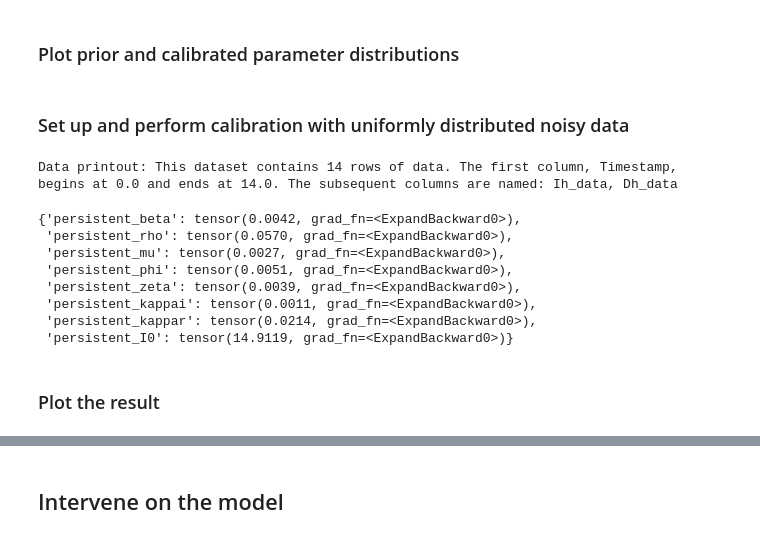
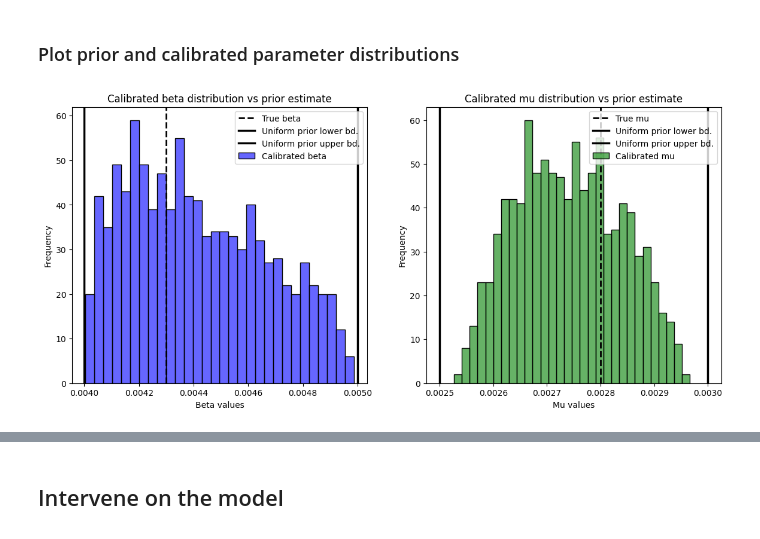
Before and after one commit to sabinala/pyciemss, a Jupyter notebook: docs/source/Malaria-model.ipynb, the cells around one changed output, grey strips where cells are left out. Drawn from its saved outputs; the diff is of its cells as text; code cells hidden in the pictures.

```diff
--- a/docs/source/Malaria-model.ipynb
+++ b/docs/source/Malaria-model.ipynb
@@ -497,57 +495,33 @@ plots.ipy_display(schema, dpi=150)
 ### Plot prior and calibrated parameter distributions
 # %%
 # Extract unique `persistent_beta_param` values
-unique_beta_params = calibrated_sample_result1['data'][['sample_id', 'persistent_beta_param']].drop_duplicates()['persistent_beta_param']
-unique_mu_params = calibrated_sample_result1['data'][['sample_id', 'persistent_mu_param']].drop_duplicates()['persistent_mu_param']
+unique_beta_params = calibrated_sample_result['data'][['sample_id', 'persistent_beta_param']].drop_duplicates()['persistent_beta_param']
+unique_mu_params = calibrated_sample_result['data'][['sample_id', 'persistent_mu_param']].drop_duplicates()['persistent_mu_param']
 
 # Set up the plotting grid
 fig, axs = plt.subplots(1, 2, figsize=(14, 6))
 
 # Histogram of beta values
 sns.histplot(unique_beta_params, kde=False, color='blue', bins=30, label='Calibrated beta', alpha=0.6, ax=axs[0])
-axs[0].axvline(x=0.0044, color='black', linestyle='--', linewidth=2, label='True beta')
+axs[0].axvline(x=0.0043, color='black', linestyle='--', linewidth=2, label='True beta')
 axs[0].axvline(x=0.004, color='black', linestyle='-', linewidth=2.5, label='Uniform prior lower bd.')
 axs[0].axvline(x=0.005, color='black', linestyle='-', linewidth=2.5, label='Uniform prior upper bd.')
 axs[0].set_xlabel('Beta values')
 axs[0].set_ylabel('Frequency')
 axs[0].set_title('Calibrated beta distribution vs prior estimate')
 axs[0].legend()
 
 # Histogram of mu values
 sns.histplot(unique_mu_params, kde=False, color='green', bins=30, label='Calibrated mu', alpha=0.6, ax=axs[1])
 axs[1].axvline(x=0.0028, color='black', linestyle='--', linewidth=2, label='True mu')
 axs[1].axvline(x=0.0025, color='black', linestyle='-', linewidth=2.5, label='Uniform prior lower bd.')
 axs[1].axvline(x=0.003, color='black', linestyle='-', linewidth=2.5, label='Uniform prior upper bd.')
 axs[1].set_xlabel('Mu values')
 axs[1].set_ylabel('Frequency')
 axs[1].set_title('Calibrated mu distribution vs prior estimate')
 axs[1].legend()
 
 # Show plot
 plt.show()
+# %% [output]
+[figure, added]
-# %% [markdown]
-### Set up and perform calibration with uniformly distributed noisy data
-# %%
-dataset2 = 'synth_data_unif.csv'
-data_mapping = {'Ih_data': 'Ih', 'Dh_data': 'Dh'}
-num_iterations = 50
-
-calibrated_result2 = pyciemss.calibrate(model, dataset2, data_mapping=data_mapping, num_iterations=num_iterations)
-parameter_estimates2 = calibrated_result2["inferred_parameters"]
-
-display(parameter_estimates2())
-
-calibrated_sample_result2 = pyciemss.sample(model, end_time, logging_step_size, num_samples,
-                                            start_time=start_time, inferred_parameters=parameter_estimates2)
-# %% [output]
-Data printout: This dataset contains 14 rows of data. The first column, Timestamp, begins at 0.0 and ends at 14.0. The subsequent columns are named: Ih_data, Dh_data
-{'persistent_beta': tensor(0.0042, grad_fn=<ExpandBackward0>),
- 'persistent_rho': tensor(0.0570, grad_fn=<ExpandBackward0>),
- 'persistent_mu': tensor(0.0027, grad_fn=<ExpandBackward0>),
- 'persistent_phi': tensor(0.0051, grad_fn=<ExpandBackward0>),
- 'persistent_zeta': tensor(0.0039, grad_fn=<ExpandBackward0>),
- 'persistent_kappai': tensor(0.0011, grad_fn=<ExpandBackward0>),
- 'persistent_kappar': tensor(0.0214, grad_fn=<ExpandBackward0>),
- 'persistent_I0': tensor(14.9119, grad_fn=<ExpandBackward0>)}
-# %% [markdown]
-### Plot the result
```
Also changed, not shown: parts of 26 cells of this notebook, 7 other files.
